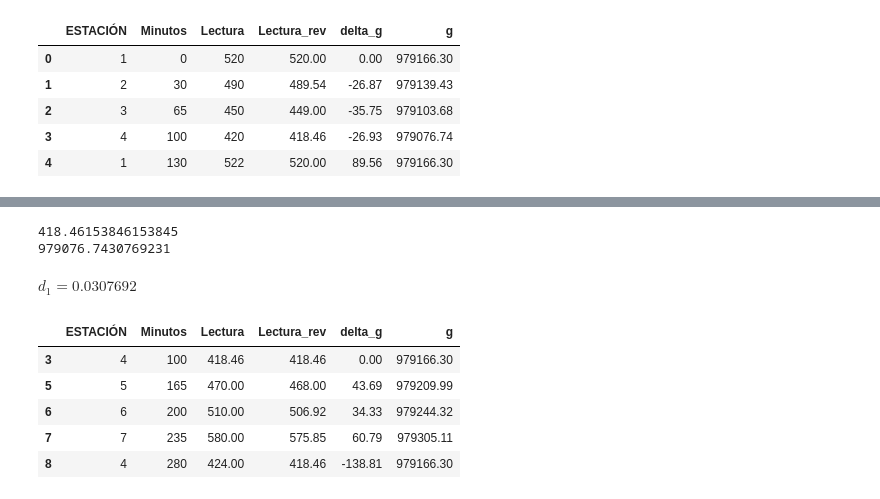
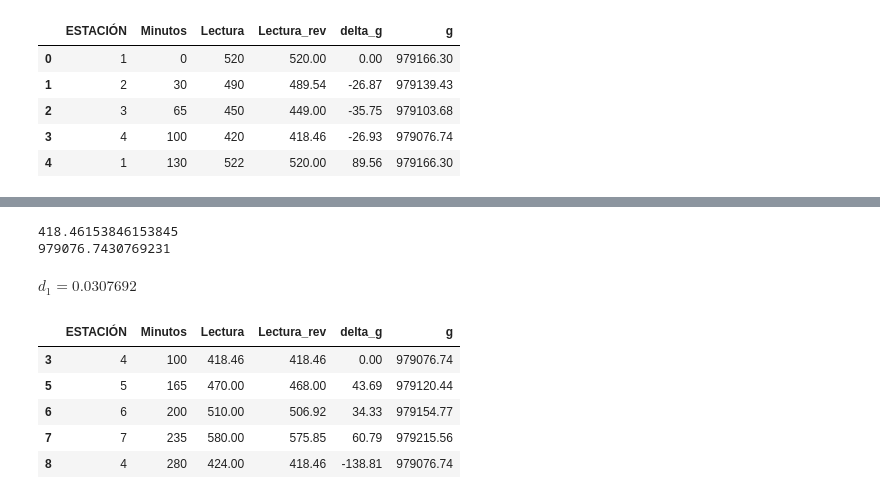
Before and after one commit to edwardptera/SHIMIA-Gravimetrico, a Jupyter notebook: Gravimetry/Deriva_Instrumental.ipynb, the cells around one changed output, grey strips where cells are left out. Cells and saved outputs as stored; diff of their text form; code cells hidden in the pictures.

```diff
--- a/Gravimetry/Deriva_Instrumental.ipynb
+++ b/Gravimetry/Deriva_Instrumental.ipynb
@@ -215,24 +215,24 @@ $d_0=0.0153846$
 # %%
 lrev_1, g_1 = df_0[['Lectura_rev', 'g']].iloc[-2]
 print(lrev_1, g_1, sep='\n')
 
 df_1 = dfs[1].copy()
 df_1.loc[min(df_1.index), 'Lectura'] = lrev_1
 
-d_1, df_1 = rev_loop(df_1, g_0)
+d_1, df_1 = rev_loop(df_1, g_1)
 dMarkdown(f'$d_1={d_1:g}$')
 display(df_1)
 # %% [output]
 [interactive output not drawn]
 418.46153846153845
 979076.7430769231
 $d_1=0.0307692$
 |  | ESTACIÓN | Minutos | Lectura | Lectura_rev | delta_g | g |
-| 3 | 4 | 100 | 418.46 | 418.46 | 0.00 | 979166.30 |
-| 5 | 5 | 165 | 470.00 | 468.00 | 43.69 | 979209.99 |
-| 6 | 6 | 200 | 510.00 | 506.92 | 34.33 | 979244.32 |
-| 7 | 7 | 235 | 580.00 | 575.85 | 60.79 | 979305.11 |
-| 8 | 4 | 280 | 424.00 | 418.46 | -138.81 | 979166.30 |
+| 3 | 4 | 100 | 418.46 | 418.46 | 0.00 | 979076.74 |
+| 5 | 5 | 165 | 470.00 | 468.00 | 43.69 | 979120.44 |
+| 6 | 6 | 200 | 510.00 | 506.92 | 34.33 | 979154.77 |
+| 7 | 7 | 235 | 580.00 | 575.85 | 60.79 | 979215.56 |
+| 8 | 4 | 280 | 424.00 | 418.46 | -138.81 | 979076.74 |
 # %%
 lrev_2, g_2 = df_1[['Lectura_rev', 'g']].iloc[-2]
 print(lrev_2, g_2, sep='\n')
```
Also changed, not shown: parts of 3 cells of this notebook, 4 other files.
